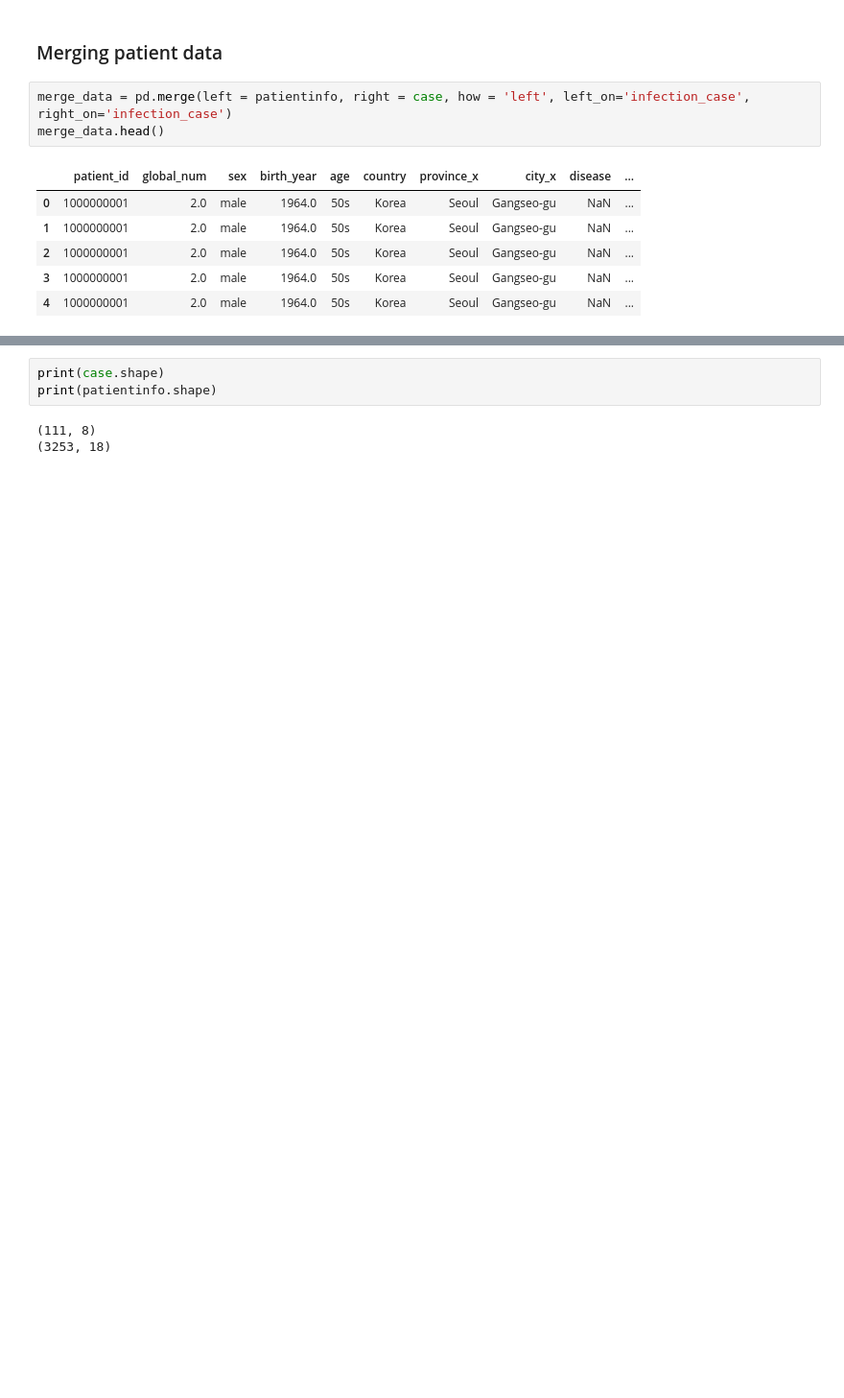
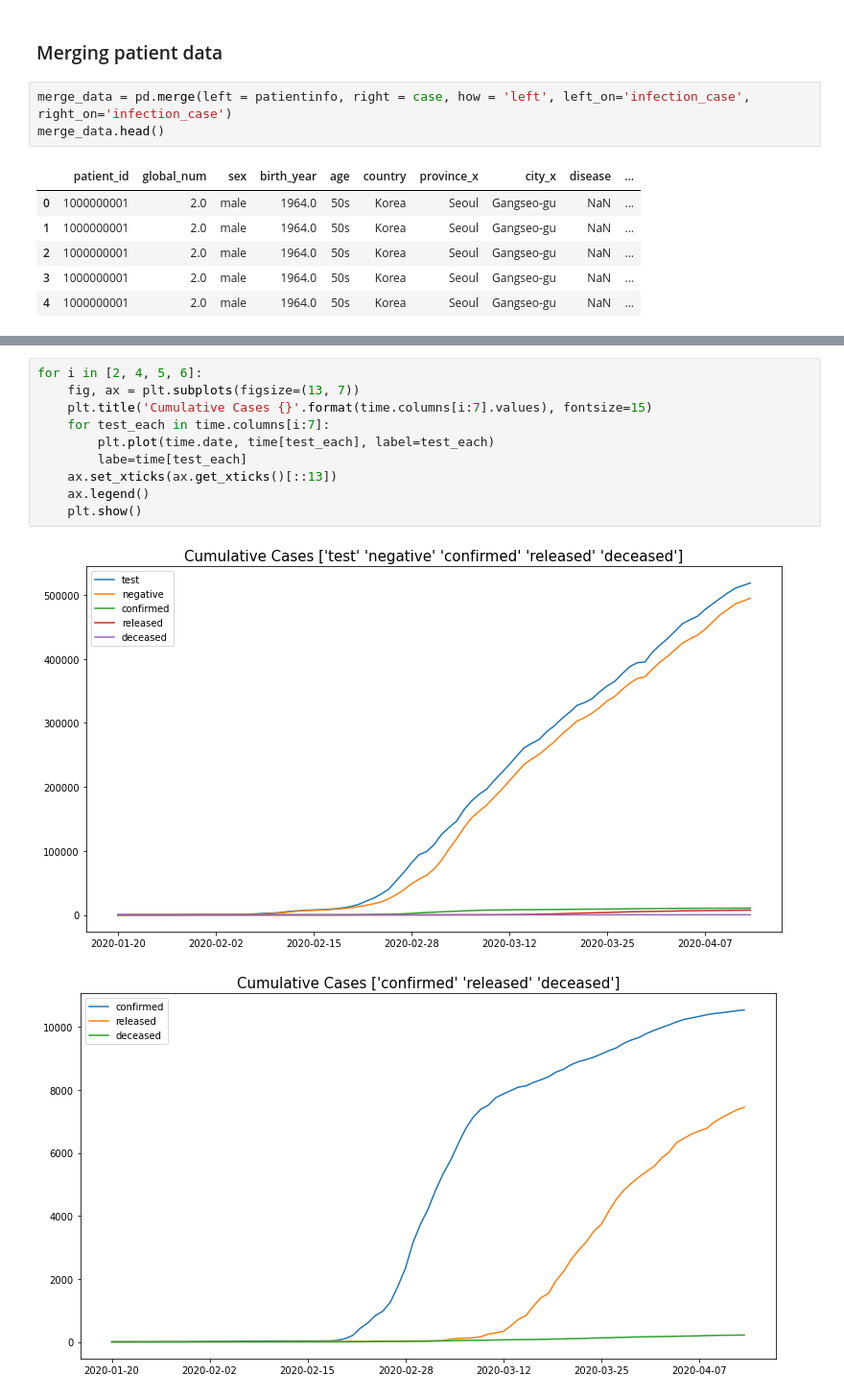
Before and after one commit to chitinglow/Covid19, a Jupyter notebook: COVID19_Exploratory_Analysis.ipynb, the cells around one changed output, grey strips where cells are left out. Shown at 96% size. Drawn from its saved outputs; the diff is of its cells as text; blank space fills up the shorter version.

```diff
--- a/COVID19_Exploratory_Analysis.ipynb
+++ b/COVID19_Exploratory_Analysis.ipynb
@@ -794,6 +834,13 @@ memory usage: 7.1+ MB
-# %%
-print(case.shape)
-print(patientinfo.shape)
-# %% [output]
-(111, 8)
-(3253, 18)
+# %%
+for i in [2, 4, 5, 6]:
+    fig, ax = plt.subplots(figsize=(13, 7))
+    plt.title('Cumulative Cases {}'.format(time.columns[i:7].values), fontsize=15)
+    for test_each in time.columns[i:7]:
+        plt.plot(time.date, time[test_each], label=test_each)
+        labe=time[test_each]
+    ax.set_xticks(ax.get_xticks()[::13])
+    ax.legend()
+    plt.show()
+# %% [output]
+[figure, added]
+[figure, added]
```
Also changed, not shown: parts of 30 cells of this notebook.
